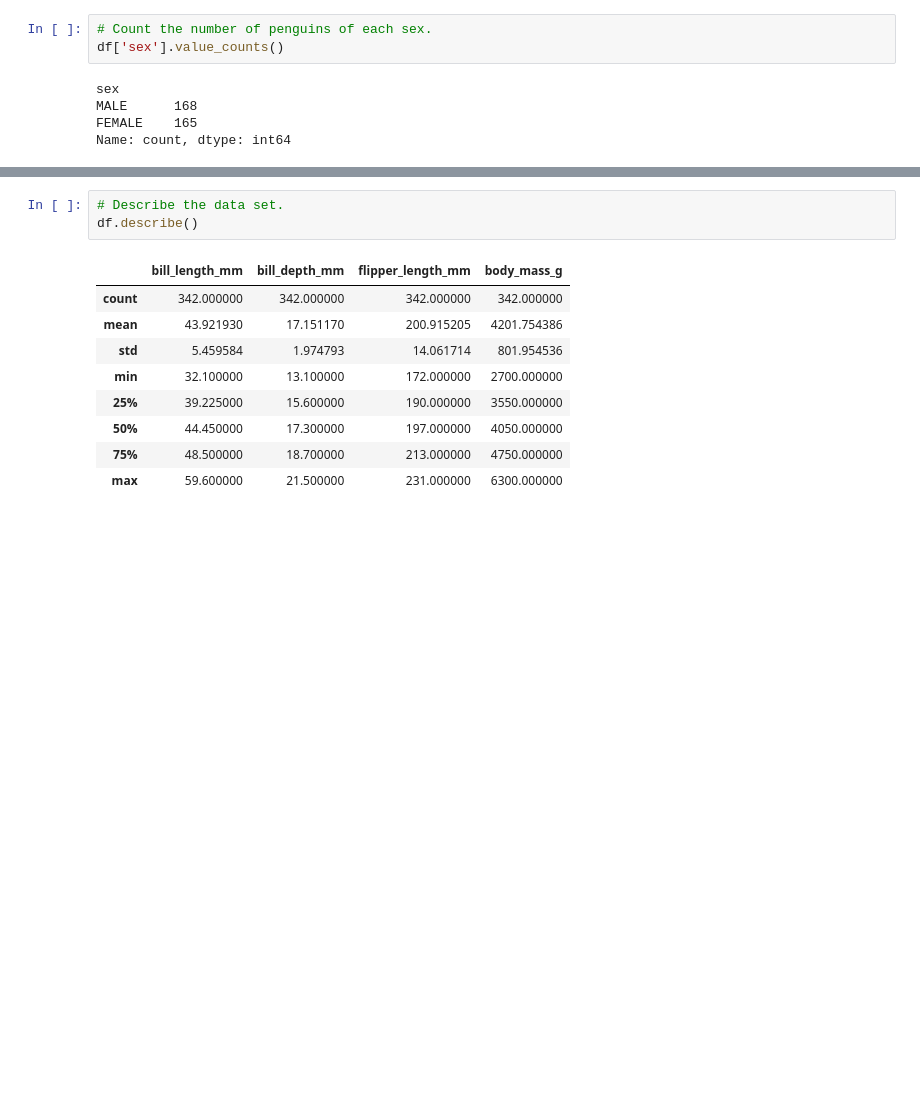
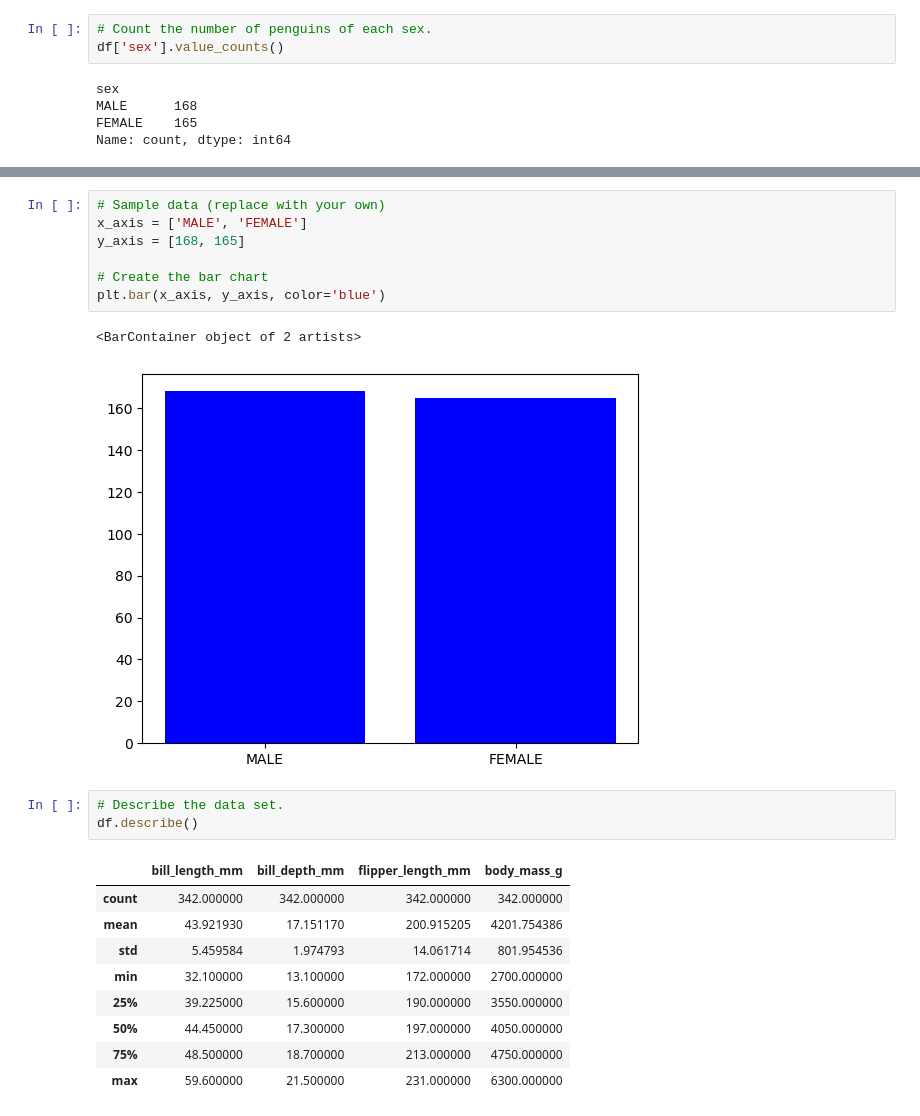
Before and after one commit to IanaraFer/classproject, a Jupyter notebook: penguins.ipynb, the cells around one changed output, grey strips where cells are left out. Drawn from its saved outputs; the diff is of its cells as text; blank space fills up the shorter version.

```diff
--- a/penguins.ipynb
+++ b/penguins.ipynb
@@ -136,3 +143,13 @@ Name: count, dtype: int64
+# %%
+# Sample data (replace with your own)
+x_axis = ['MALE', 'FEMALE']
+y_axis = [168, 165]
+
+# Create the bar chart
+plt.bar(x_axis, y_axis, color='blue')
+# %% [output]
+<BarContainer object of 2 artists>
+[figure, added]
 # %%
 # Describe the data set.
 df.describe()
```
Also changed, not shown: parts of 7 cells of this notebook.
